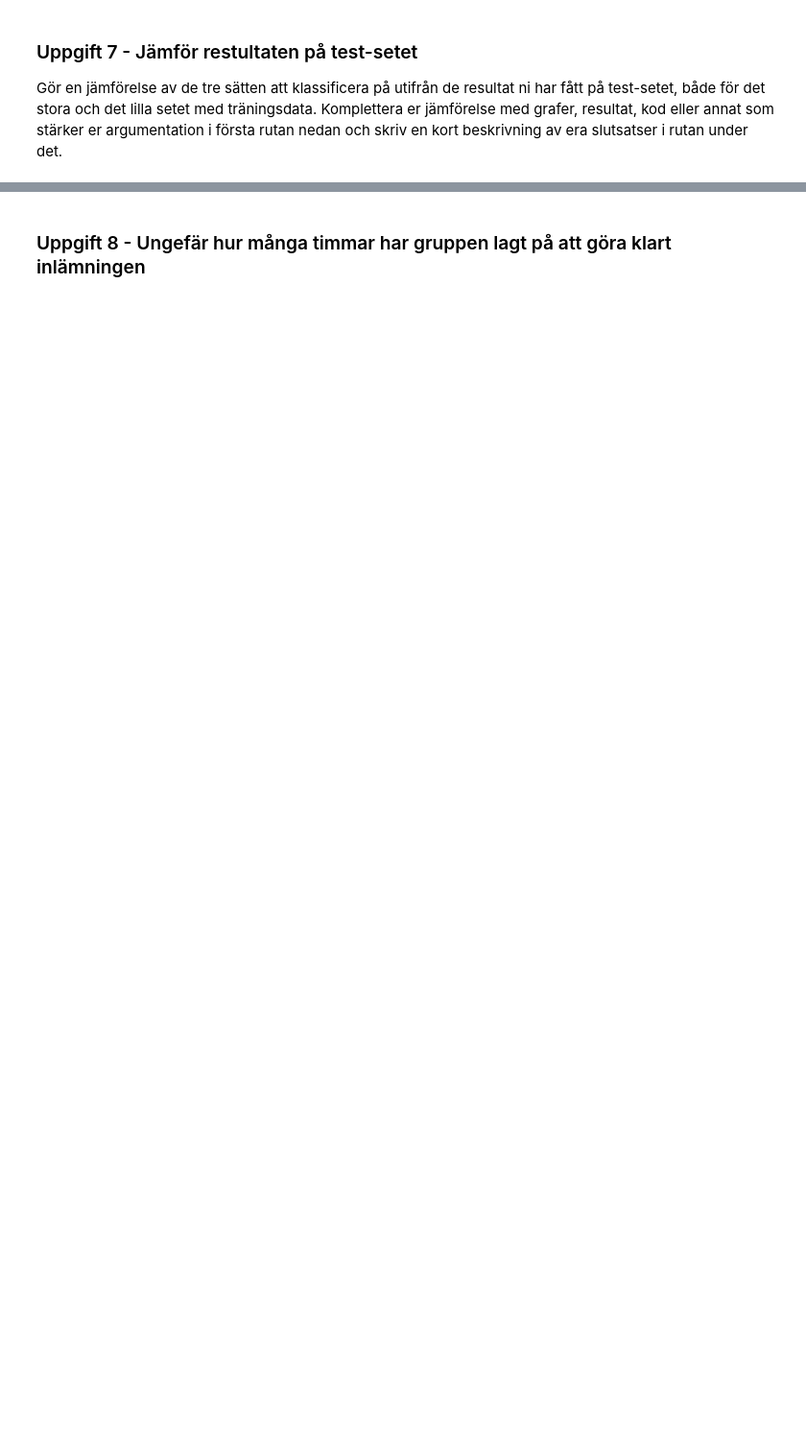
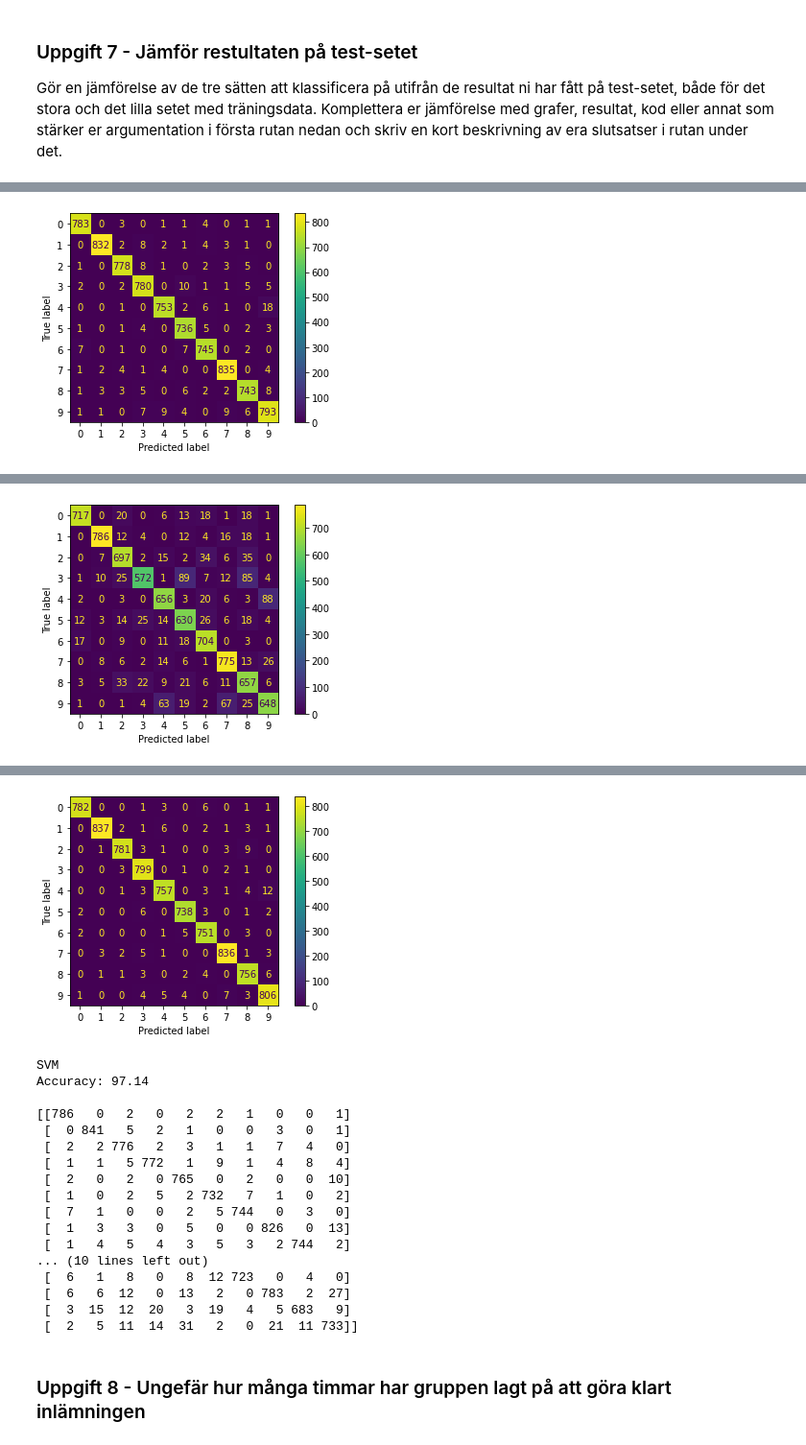
Before and after one commit to wingez/chalmers_machine_learning, a Jupyter notebook: Assignment_3/ML_Assignment_3.ipynb, the cells around one changed output, grey strips where cells are left out. Shown at 96% size. Saved outputs shown, nothing was run; the diff lists cells and outputs as text; code cells hidden in the pictures; blank space fills up the shorter version.

```diff
--- a/Assignment_3/ML_Assignment_3.ipynb
+++ b/Assignment_3/ML_Assignment_3.ipynb
@@ -567,6 +549,13 @@ Accuracy: 97.14
 Experimentera er fram till en SVM-modell som presterar bra (>95% accuracy) på det stora träningssetet genom att uppdatera och ändra modellen i Uppgift 5.2.
 
 Jämför sedan resultatet med en kopia av samma modell som man tränar om med det lilla datasetet. Printa båda modellernas accuracy och deras respektive confusion matrix.
+# %%
+dense_net = DenseNet()
+net_filename = "net.txt"
+
+
+network_state_dict = torch.load('./results/{}.pth'.format(net_filename))
+dense_net.load_state_dict(network_state_dict
 # %%
 # CODE HERE
 svm_model_small = svm.SVC()
@@ -658,0 +676,19 @@ Gör en jämförelse av de tre sätten att klassificera på utifrån de resultat
+# %%
+# CODE HERE
+filenames = ["net.txt","net_small.txt", "conv_net.txt"]
+types = [DenseNet(),DenseNet(),ConvModel()]
+for i,net in zip(filenames,types):
+
+    network_state_dict = torch.load('./results/{}.pth'.format(i))
+    net.load_state_dict(network_state_dict)
+    print(i)
+    testsmall, cm2 = test(net, val_dload)
+    disp = ConfusionMatrixDisplay(confusion_matrix=cm2)
+    disp.plot()
+    plt.show()
+print("SVM")
+evaluate_svm_model(svm_model, val_X, val_y)
+
+print("SVM-Small")
+evaluate_svm_model(svm_model_small, val_X, val_y)
+# %% [output]
@@ -658,0 +698 @@ Gör en jämförelse av de tre sätten att klassificera på utifrån de resultat
+[figure, added]
@@ -658,0 +702 @@ Gör en jämförelse av de tre sätten att klassificera på utifrån de resultat
+[figure, added]
@@ -658,0 +706,18 @@ Gör en jämförelse av de tre sätten att klassificera på utifrån de resultat
+[figure, added]
+SVM
+Accuracy: 97.14
+
+[[786   0   2   0   2   2   1   0   0   1]
+ [  0 841   5   2   1   0   0   3   0   1]
+ [  2   2 776   2   3   1   1   7   4   0]
+ [  1   1   5 772   1   9   1   4   8   4]
+ [  2   0   2   0 765   0   2   0   0  10]
+ [  1   0   2   5   2 732   7   1   0   2]
+ [  7   1   0   0   2   5 744   0   3   0]
+ [  1   3   3   0   5   0   0 826   0  13]
+ [  1   4   5   4   3   5   3   2 744   2]
+... (10 lines left out)
+ [  6   1   8   0   8  12 723   0   4   0]
+ [  6   6  12   0  13   2   0 783   2  27]
+ [  3  15  12  20   3  19   4   5 683   9]
+ [  2   5  11  14  31   2   0  21  11 733]]
```
Also changed, not shown: parts of 15 cells of this notebook, 3 other files.
